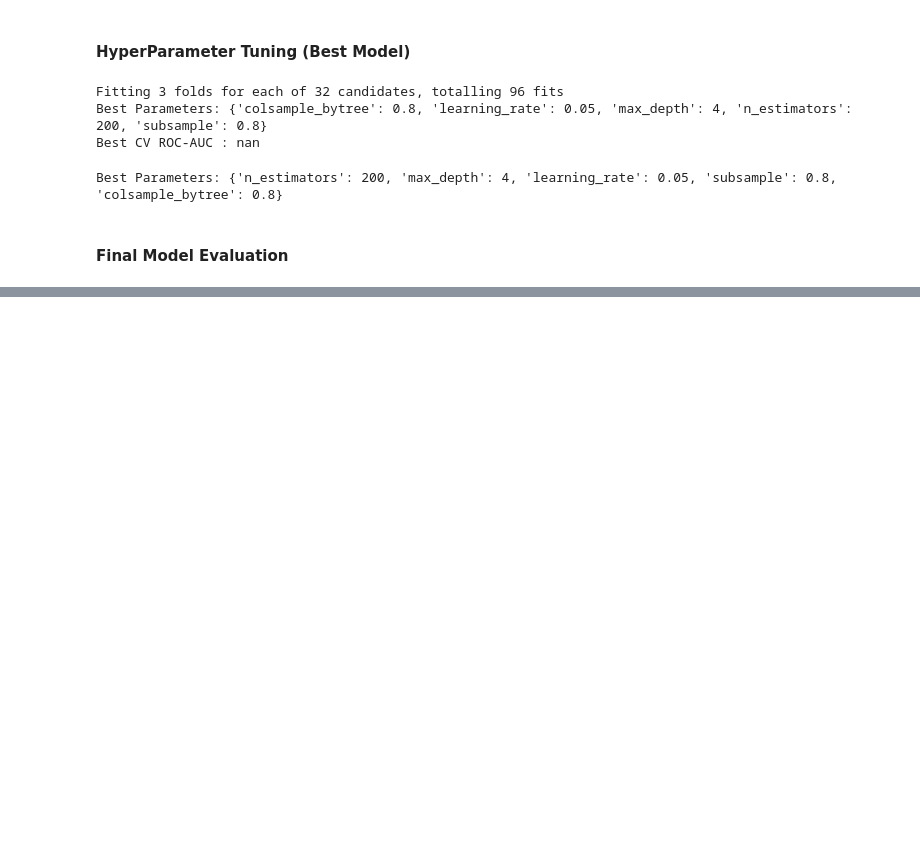
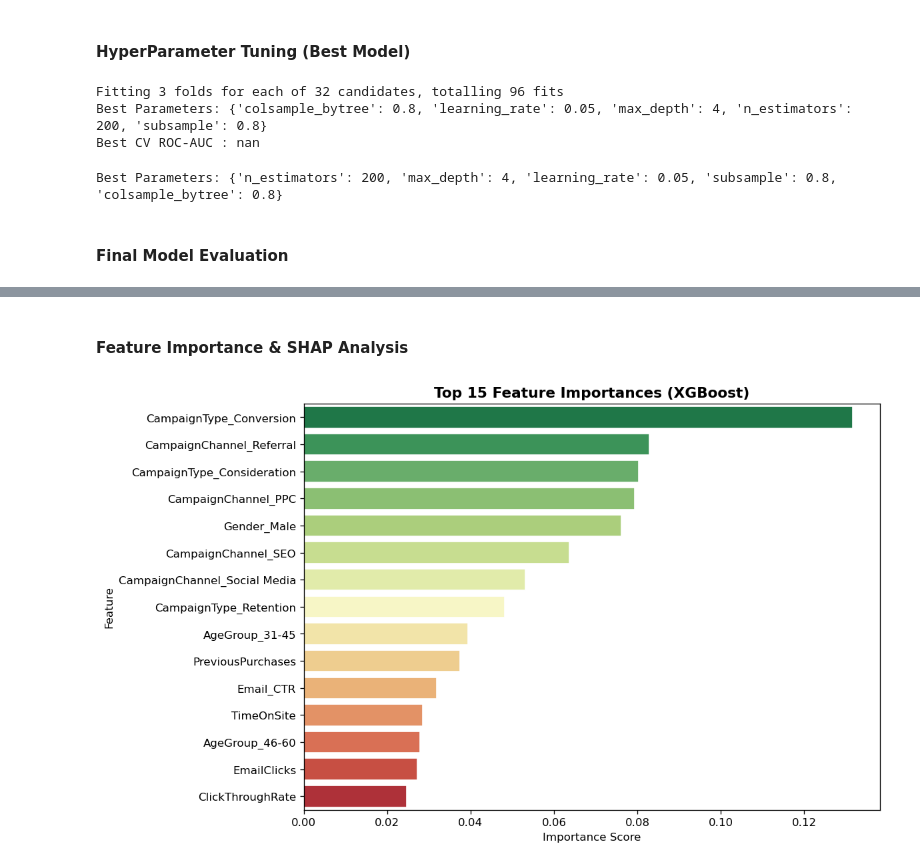
Before and after one commit to Poojaschavan97/Digital-Marketing-Campaign, a Jupyter notebook: Digital Marketing.ipynb, the cells around one changed output, grey strips where cells are left out. Cells and saved outputs as stored; diff of their text form; code cells hidden in the pictures; blank space fills up the shorter version.

```diff
--- a/Digital Marketing.ipynb
+++ b/Digital Marketing.ipynb
@@ -826,0 +899,22 @@ Best Parameters: {'n_estimators': 200, 'max_depth': 4, 'learning_rate': 0.05, 's
+# %% [markdown]
+#### Feature Importance & SHAP Analysis
+# %%
+# Get feature names after one-hot encoding
+ohe_features = preprocessor.named_transformers_['cat']['onehot'] \
+               .get_feature_names_out(categorical_features).tolist()
+all_features = numerical_features + ohe_features
+
+# XGBoost built-in feature importance
+importances = best_model.feature_importances_
+feat_imp_df = pd.DataFrame({'Feature': all_features, 'Importance': importances}) \
+              .sort_values('Importance', ascending=False).head(15)
+
+plt.figure(figsize=(10, 6))
+sns.barplot(x='Importance', y='Feature', data=feat_imp_df,
+            palette='RdYlGn_r', edgecolor='white')
+plt.title('Top 15 Feature Importances (XGBoost)', fontsize=13, fontweight='bold')
+plt.xlabel('Importance Score')
+plt.tight_layout()
+plt.show()
+# %% [output]
+[figure, added]
```
Also changed, not shown: parts of 10 cells of this notebook, 1 other file.
